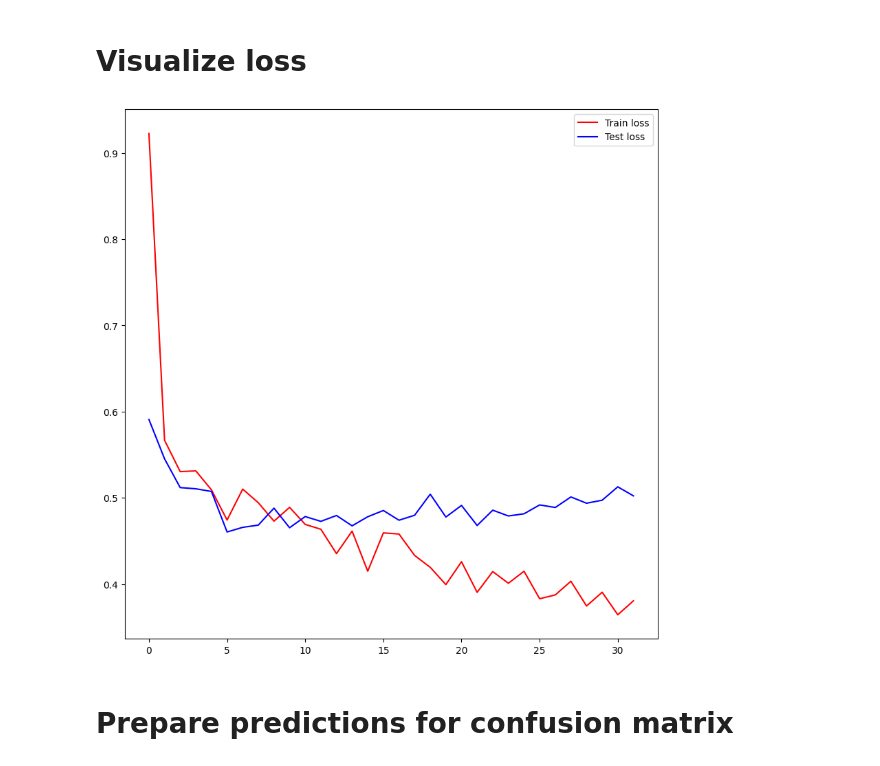
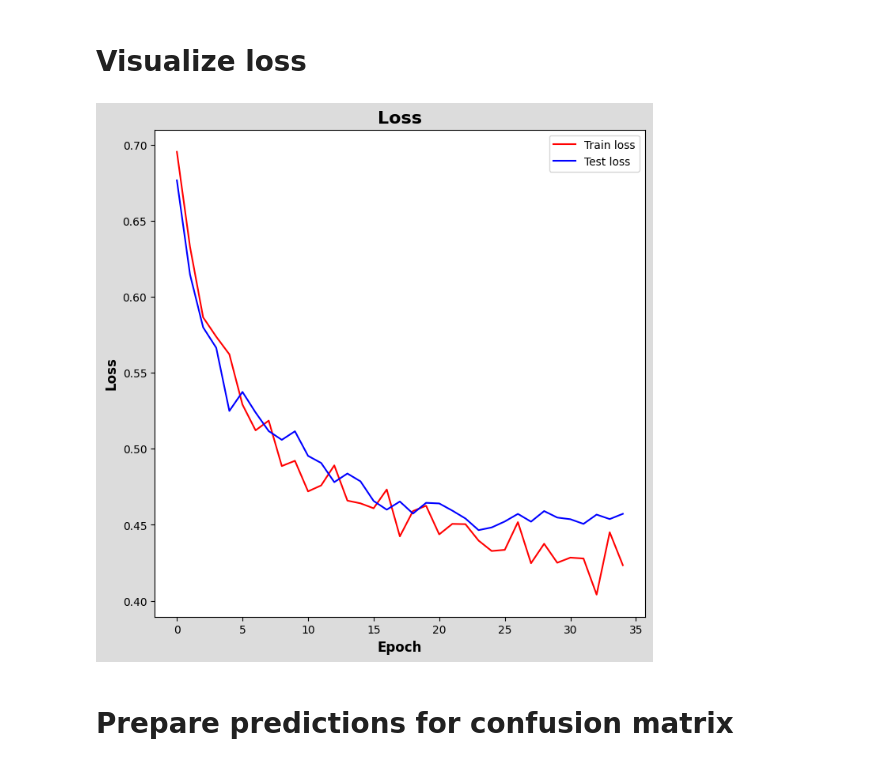
Before and after one commit to 1markmus/Diabetes-Classification, a Jupyter notebook: Neural network.ipynb, the cells around one changed output. Drawn from its saved outputs; the diff is of its cells as text; code cells hidden in the pictures.

```diff
--- a/Neural network.ipynb
+++ b/Neural network.ipynb
@@ -95,23 +95,23 @@ class Net(nn.Module):
 
         self.extract = nn.Sequential(
             nn.Linear(n_features, 128),
-            nn.ReLU(),
+            nn.ELU(),
             nn.Linear(128, 1024),
 
             nn.BatchNorm1d(1024),
-            nn.ELU(),
+            nn.ReLU(),
             nn.Dropout1d(p = 0.1),
 
             nn.Linear(1024, 8192),
-            nn.ReLU(),
+            nn.ELU(),
             nn.Linear(8192, 1024),
 
             nn.BatchNorm1d(1024),
-            nn.ELU(),
+            nn.ReLU(),
             nn.Dropout1d(p = 0.01),
 
             nn.Linear(1024, 128),
-            nn.ReLU()
+            nn.ELU()
         )
 
         self.classifier = nn.Sequential(
@@ -132,26 +132,26 @@ device = torch.device("cuda" if torch.cuda.is_available() else "cpu")
 model = Net(n_features=len(features)).to(device)
 
 # Optimizer
-optimizer = optim.Adam(model.parameters(), lr = 0.01, weight_decay=10e-5)
+optimizer = optim.Adam(model.parameters(), lr = 0.000001, weight_decay=10e-4)
 
 # Loss function
 criterion = nn.BCEWithLogitsLoss()
 
 # Scheduler
-scheduler = optim.lr_scheduler.ReduceLROnPlateau(optimizer, mode = "min", patience=3, factor=0.5)
+scheduler = optim.lr_scheduler.ReduceLROnPlateau(optimizer, mode = "min", patience=3, factor=0.33)
 # %% [markdown]
 # Training and testing
 # %%
 # Early stop
 counter = 0
-patience = 25
+patience = 10
 best_loss = np.inf
 
 # Losses
 train_losses = []
 test_losses = []
 
-for epoch in range(100):
+for epoch in range(1000):
     start_epoch = time.time()
     model.train()
     train_total_loss = 0
@@ -236,21 +236,38 @@ Best model saved!
 # %% [markdown]
 # Visualize loss
 # %%
-fig, ax = plt.subplots(figsize = (10, 10))
+fig, ax = plt.subplots(figsize = (8, 8))
+ax.set_facecolor("#ffffff")
+fig.set_facecolor("#DCDCDC")
 plt.plot(
     train_losses,
     color = "red",
     label = "Train loss"
 )
 plt.plot(
     test_losses,
     color = "blue",
     label = "Test loss"
 )
+plt.title(
+    "Loss",
+    fontsize = 16,
+    fontweight = "bold"
+    )
+plt.xlabel(
+    "Epoch",
+    fontsize = 12,
+    fontweight = "bold"
+    )
+plt.ylabel(
+    "Loss",
+    fontsize = 12,
+    fontweight = "bold"
+    )
 plt.legend()
 plt.show()
 # %% [output]
-[figure, old version]
+[figure, new version]
 # %% [markdown]
 # Prepare predictions for confusion matrix
 # %%
```
Also changed, not shown: parts of 4 cells of this notebook, 2 other files.
